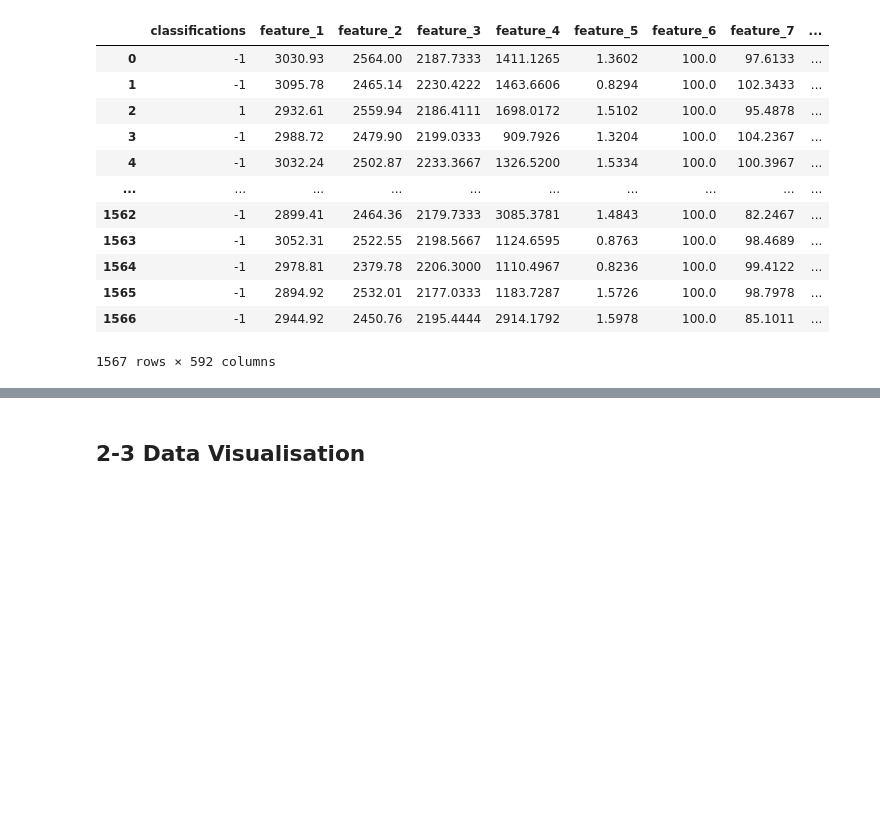
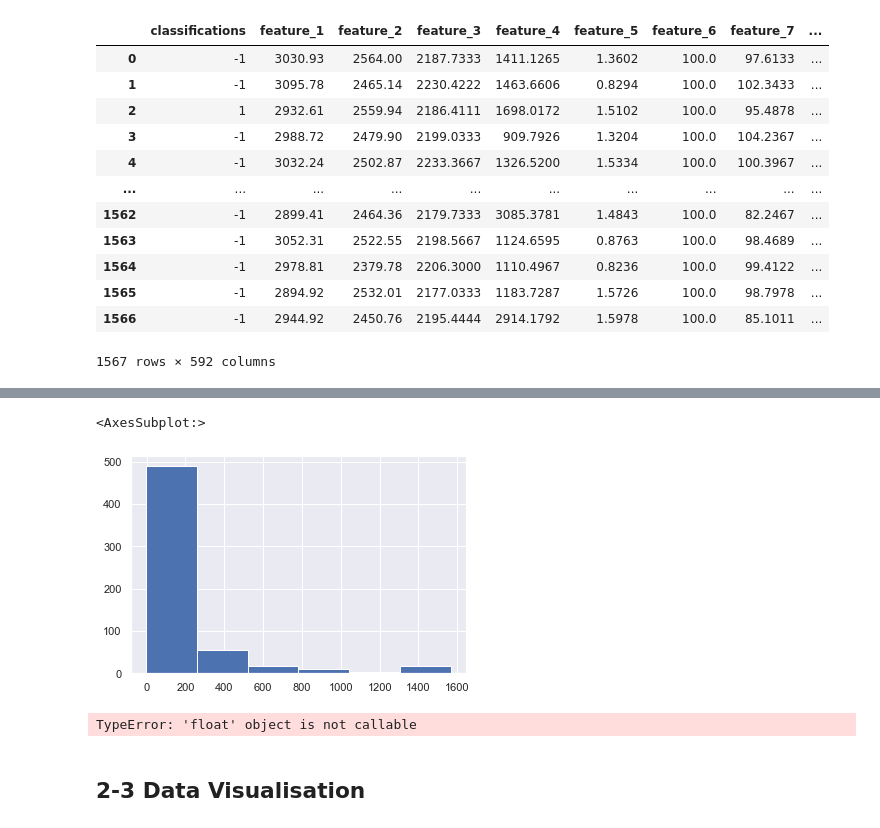
Before and after one commit to HayateSato/SECOM_Project, a Jupyter notebook: secom_file_hayate.ipynb, the cells around one changed output, grey strips where cells are left out. Drawn from its saved outputs; the diff is of its cells as text; code cells hidden in the pictures; blank space fills up the shorter version.

Commit message:
skewness and kurtosis

```diff
--- a/secom_file_hayate.ipynb
+++ b/secom_file_hayate.ipynb
@@ -165,3 +220,27 @@ merged_data
+# %%
+merged_data.kurtosis().hist(bins=6)
+# %% [output]
+<AxesSubplot:>
+[figure, added]
+# %%
+from scipy.stats import kurtosis
+
+kurtosis_threshold = 20
+kurtosis_levels = {}
+
+for column in merged_data.columns:
+    kurtosis = kurtosis(merged_data[column])
+    kurtosis_levels[column] = kurtosis
+
+# Filter columns kurtosis is higher than the threshold
+high_kurtosis_columns = [column for column, kurtosis in kurtosis_levels.items() if kurtosis > kurtosis_threshold]
+
+# Select columns that meet the condition
+selected_columns = merged_data[high_kurtosis_columns]
+
+print(len(selected_columns.columns))
+# %% [output]
+TypeError: 'float' object is not callable
 # %% [markdown]
 ## 2-3 Data Visualisation
 # %%
```
Also changed, not shown: parts of 3 cells of this notebook.
